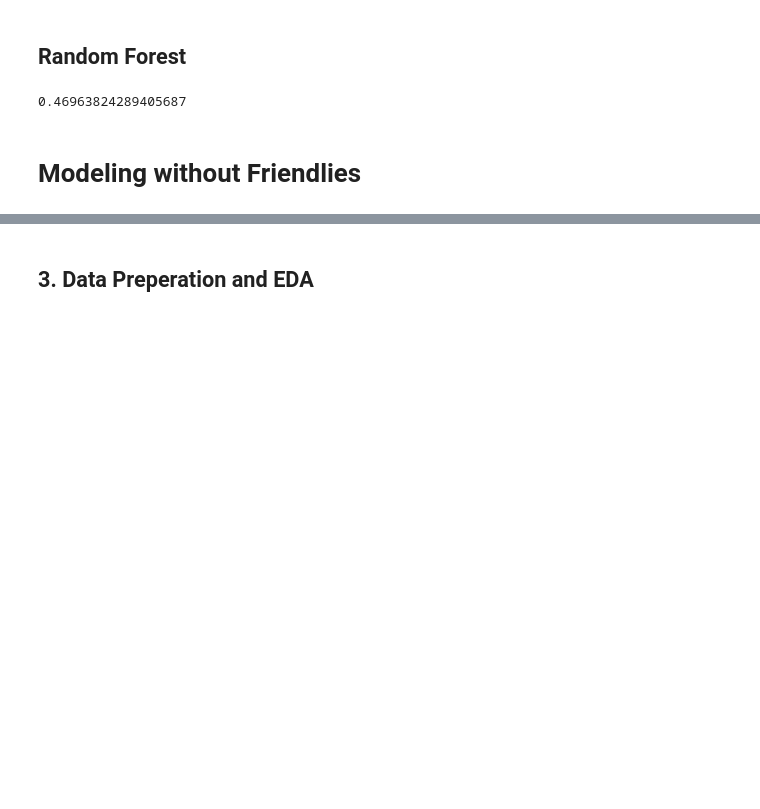
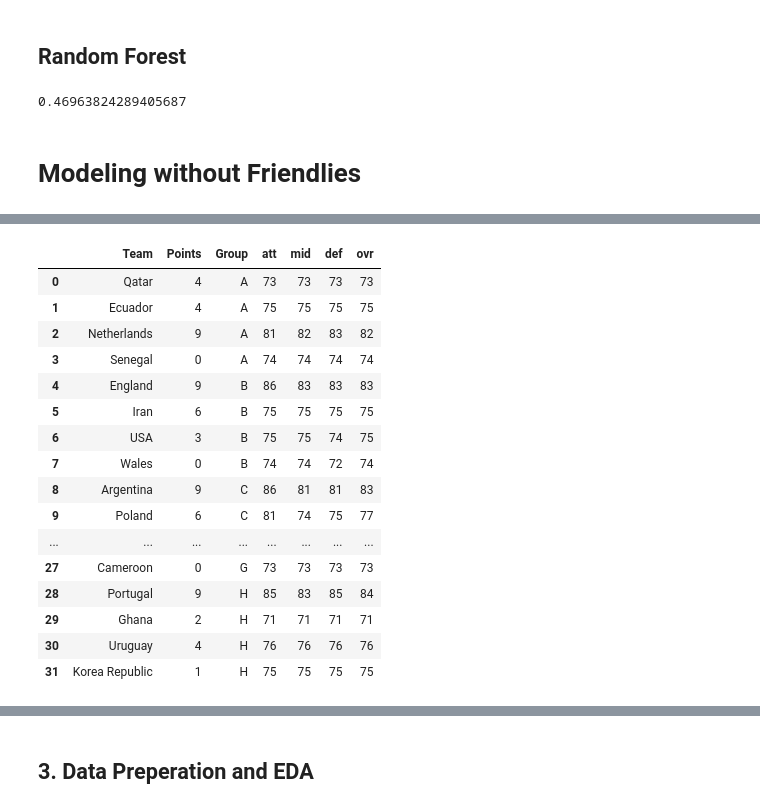
Before and after one commit to DavidHoffman11/WorldCupPredictor, a Jupyter notebook: world_cup_prediction.ipynb, the cells around one changed output, grey strips where cells are left out. Cells and saved outputs as stored; diff of their text form; code cells hidden in the pictures; blank space fills up the shorter version.

Commit message:
running group play of the wc

```diff
--- a/world_cup_prediction.ipynb
+++ b/world_cup_prediction.ipynb
@@ -387,3 +387,6 @@ overall_predictions = np.round(overall_predictions)
 overall_predictions
 # %% [output]
 array([87., 86., 85., ..., 73., 73., 72.])
+# %%
+points['ovr'] = overall_predictions.astype(int)
+points.head(2)
@@ -892,0 +1295,3 @@ accuracy_score(y_test, forest_predictions)
+# %%
+worldCup[worldCup['Team'] == 'Qatar']['Points'] = 3 + worldCup[worldCup['Team'] == 'Qatar']['Points']
+worldCup.head(5)
@@ -892,0 +1310,3 @@ accuracy_score(y_test, forest_predictions)
+# %%
+worldCup.at[team1WC.index[0], 'Points'] = 0
+worldCup.head(5)
@@ -892,0 +1320,53 @@ accuracy_score(y_test, forest_predictions)
+# %%
+groupsToRun = [groupA, groupB, groupC, groupD, groupE, groupF, groupG, groupH]
+for group in groupsToRun:
+    for i in range(len(group)-1):
+        team1 = group[i]
+        team1WC = worldCup[worldCup['Team'] == team1]
+        predictor = pd.DataFrame(columns = ['att', 'mid', 'def', 'ovr'])
+        for j in range(i + 1, len(group)):
+            team2 = group[j]
+            team2WC = worldCup[worldCup['Team'] == team2]
+
+            predictor.at[0,'att'] = team1WC['att'].get_values()[0] - team2WC['att'].get_values()[0]
+            predictor.at[0,'mid'] = team1WC['mid'].get_values()[0] - team2WC['mid'].get_values()[0]
+            predictor.at[0,'def'] = team1WC['def'].get_values()[0] - team2WC['def'].get_values()[0]
+            predictor.at[0,'ovr'] = team1WC['ovr'].get_values()[0] - team2WC['ovr'].get_values()[0]
+            predictedVal = lm.predict(predictor)
+            predictedVal[predictedVal <= -.1] = -1
+            predictedVal[predictedVal >= .1] = 1
+            predictedVal[(predictedVal < .1) & (predictedVal > -.1)] = 0
+            if predictedVal == 1:
+                # team 1 wins
+                worldCup.at[team1WC.index[0], 'Points'] += 3
+               # worldCup.at[team1WC.index[0], 'Points'] = 0
+            elif predictedVal == 0:
+                # draw
+                worldCup.at[team1WC.index[0], 'Points'] += 1
+                worldCup.at[team2WC.index[0], 'Points'] += 1
+                #worldCup.at[team1WC.index[0], 'Points'] = 0
+                #worldCup.at[team2WC.index[0], 'Points'] = 0
+            else:
+                # team 2 wins
+                worldCup.at[team2WC.index[0], 'Points'] += 3
+                #worldCup.at[team2WC.index[0], 'Points'] = 0
+# %%
+worldCup
+# %% [output]
+|  | Team | Points | Group | att | mid | def | ovr |
+| 0 | Qatar | 4 | A | 73 | 73 | 73 | 73 |
+| 1 | Ecuador | 4 | A | 75 | 75 | 75 | 75 |
+| 2 | Netherlands | 9 | A | 81 | 82 | 83 | 82 |
+| 3 | Senegal | 0 | A | 74 | 74 | 74 | 74 |
+| 4 | England | 9 | B | 86 | 83 | 83 | 83 |
+| 5 | Iran | 6 | B | 75 | 75 | 75 | 75 |
+| 6 | USA | 3 | B | 75 | 75 | 74 | 75 |
+| 7 | Wales | 0 | B | 74 | 74 | 72 | 74 |
+| 8 | Argentina | 9 | C | 86 | 81 | 81 | 83 |
+| 9 | Poland | 6 | C | 81 | 74 | 75 | 77 |
+| ... | ... | ... | ... | ... | ... | ... | ... |
+| 27 | Cameroon | 0 | G | 73 | 73 | 73 | 73 |
+| 28 | Portugal | 9 | H | 85 | 83 | 85 | 84 |
+| 29 | Ghana | 2 | H | 71 | 71 | 71 | 71 |
+| 30 | Uruguay | 4 | H | 76 | 76 | 76 | 76 |
+| 31 | Korea Republic | 1 | H | 75 | 75 | 75 | 75 |
```
Also changed, not shown: parts of 18 cells of this notebook.
